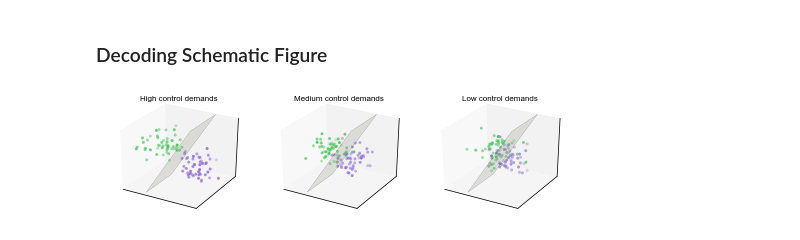
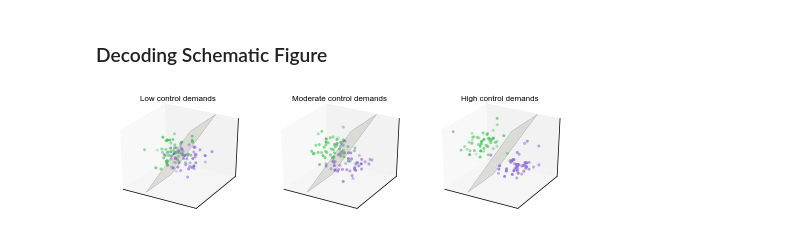
Before and after one commit to WagnerLabPapers/Waskom_JNeurosci_2014, a Jupyter notebook: Main_Analysis.ipynb, the cells around one changed output. Drawn from its saved outputs; the diff is of its cells as text; code cells hidden in the pictures.

Commit message:
Reversing the order of the panels in figure 9

```diff
--- a/Main_Analysis.ipynb
+++ b/Main_Analysis.ipynb
@@ -668,7 +670,7 @@ def dksort_figure_2():
     # Set up variables shared across subplots
     dfs = [behav_df, behav_full]
     measures = ["rt", "correct"]
-    agg_funcs = [np.median, np.mean, np.mean]
+    agg_funcs = [np.median, np.mean]
     ci = 68
     xlabels = ["Dimension rules", "Attended features", "Trials since rule switch"]
     ylabels = ["Reaction time (s)", "Response accuracy"]
@@ -1751,21 +1746,21 @@ def plot_plane(ax, normal, color="#666666", grid=False):
 # %%
 def dksort_figure_9():
     o, g, p = rule_colors["dim"]
     f = plt.figure(figsize=(6.85, 2))
-    for i, offset in enumerate([2, 1, .5], 1):
+    for i, offset in enumerate([.5, 1, 2], 1):
         ax = f.add_subplot(1, 3, i, projection="3d", axisbg="white")
         a, b = make_dataset(offset)
         ax.scatter3D(*a, color=g, s=8)
         ax.scatter3D(*b, color=p, s=8)
         plot_plane(ax, [-1, 0, .5], "#999989", True)
         for axis in ["x", "y", "z"]:
             getattr(ax, "set_%slim" % axis)(-4, 4)
             getattr(ax, "set_%sticks" % axis)([])
             getattr(ax, "set_%sticklabels" % axis)([])
-        ax.set_title(["High", "Medium", "Low"][i - 1] + " control demands", size=8)
+        ax.set_title(["Low", "Moderate", "High"][i - 1] + " control demands", size=8)
     plt.tight_layout()
     save_figure(f, "figure_9")
 
 dksort_figure_9()
 # %% [output]
-[figure, old version]
+[figure, new version]
```
Also changed, not shown: parts of 4 cells of this notebook, 1 other file.
